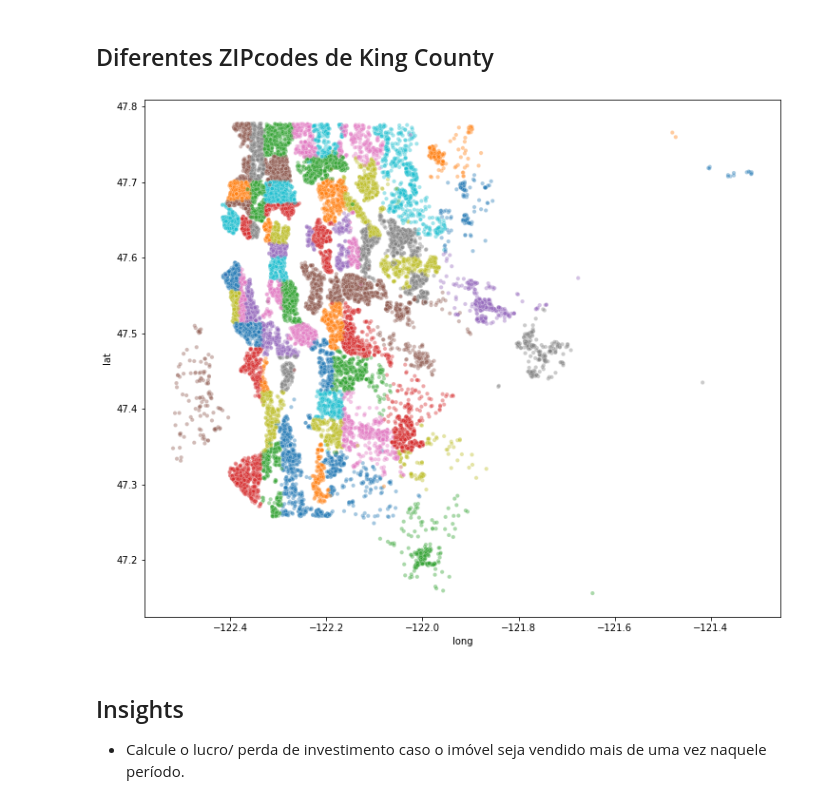
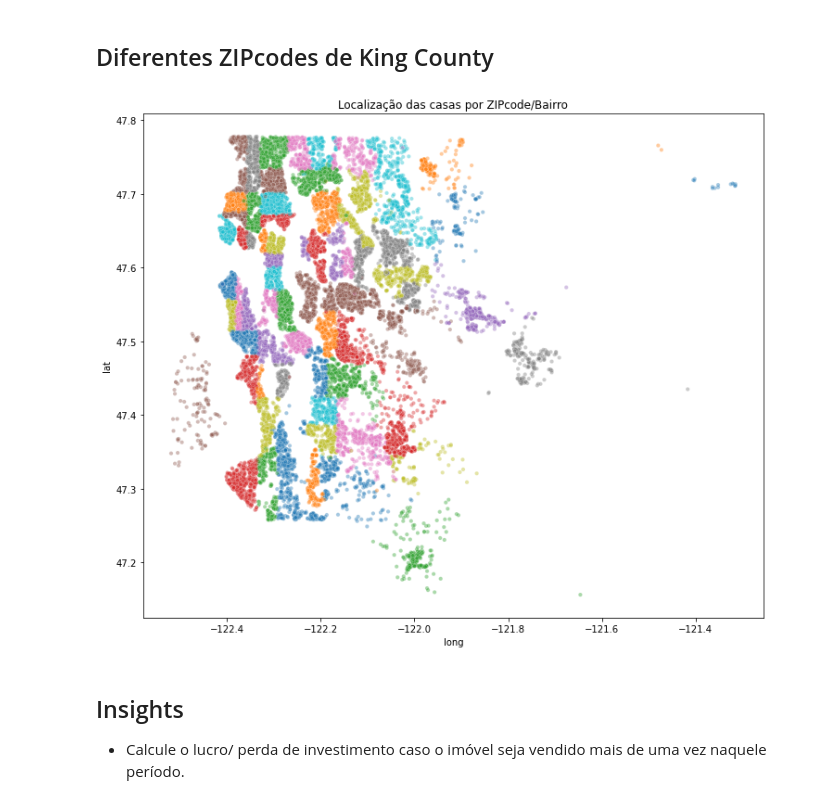
Before and after one commit to mattlamachado/King_County_DNC, a Jupyter notebook: 34012_Roof_Imoveis_1.0.ipynb, the cells around one changed output. Saved outputs shown, nothing was run; the diff lists cells and outputs as text; code cells hidden in the pictures.

```diff
--- a/34012_Roof_Imoveis_1.0.ipynb
+++ b/34012_Roof_Imoveis_1.0.ipynb
@@ -37,10 +45,13 @@ memory usage: 3.5+ MB
 ## Diferentes ZIPcodes de King County
 # %%
 plt.figure(figsize=[12,10])
-sns.scatterplot(x = roof_c['long'], y = roof_c['lat'], size=0.001, alpha=0.4, legend=False, hue = roof_c['zipcode'], palette='tab10')
+plt.title('Localização das casas por ZIPcode/Bairro')
+sns.scatterplot(x = roof_c['long'], y = roof_c['lat'], size=0.001, alpha=0.4, legend=False,
+hue = roof_c['zipcode'], palette='tab10')
+
 plt.show()
 # %% [output]
-[figure, old version]
+[figure, new version]
 # %% [markdown]
 ## Insights
 - Calcule o lucro/ perda de investimento caso o imóvel seja vendido mais de uma vez naquele período.
```
Also changed, not shown: parts of 11 cells of this notebook, 8 other files.
